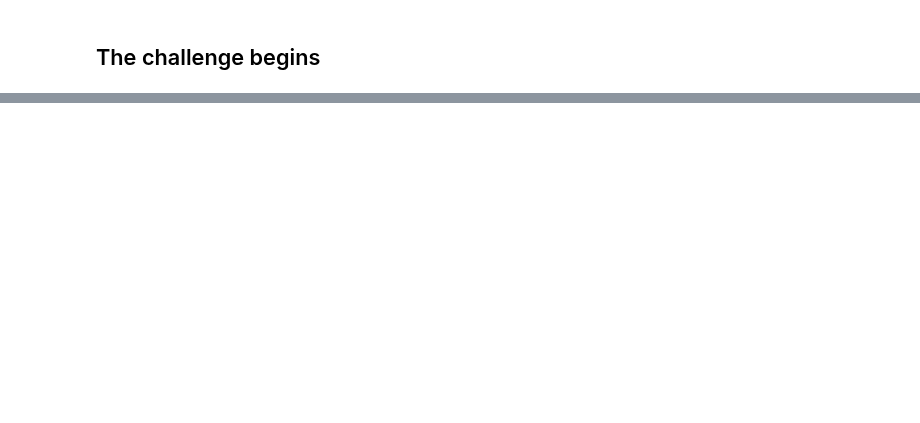
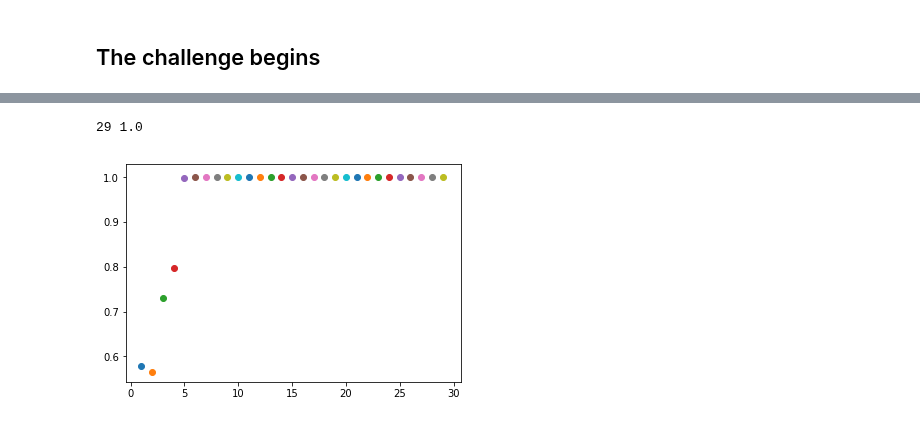
Before and after one commit to efuller11/Thinkful, a Jupyter notebook: Unit 3 Lesson 4 SVM challenge.ipynb, the cells around one changed output, grey strips where cells are left out. Drawn from its saved outputs; the diff is of its cells as text; code cells hidden in the pictures; blank space fills up the shorter version.

```diff
--- a/Unit 3 Lesson 4 SVM challenge.ipynb
+++ b/Unit 3 Lesson 4 SVM challenge.ipynb
@@ -30,9 +35,3 @@ protein     4162
 fat         4183
 sodium      4119
 dtype: int64
-# %%
-from sklearn.svm import SVR
-svr = SVR()
-X = epi_data.drop(['rating', 'title', 'calories', 'protein', 'fat', 'sodium'], 1)
-Y = epi_data.rating
-svr.fit(X,Y)
@@ -70,0 +69,29 @@ Y = epi_data['good']
+# %%
+# Turn target variable into classification.  I chose the median which was 4.375 and am rating everything 4.375 and higher as a good recipe.
+new_data['good'] = new_data['rating'] >= 4.375
+# %%
+def bestPCA(most_features, X, y):
+    for i in range(1, most_features):
+        best_results = 0
+        best_num_fea = 0
+        y = y
+        pca = PCA(n_components=i)
+        pca.fit(X)
+        X_pca = pca.transform(X)
+        svc = SVC()
+        svc.fit(X_pca, y)
+        score = svc.score(X_pca, y)
+        plt.scatter(i, score)
+        if score > best_results:
+            best_results = score
+            best_num_fea = i
+    print(best_num_fea, best_results)
+    plt.show()
+# %%
+# You said lineplots were better but everytime I did one the graph is blank, is there something I am doing wrong?
+X = new_data.drop(['rating'], 1)
+y = new_data['good']
+bestPCA(30, X, y)
+# %% [output]
+29 1.0
+[figure, added]
```
Also changed, not shown: parts of 35 cells of this notebook.
